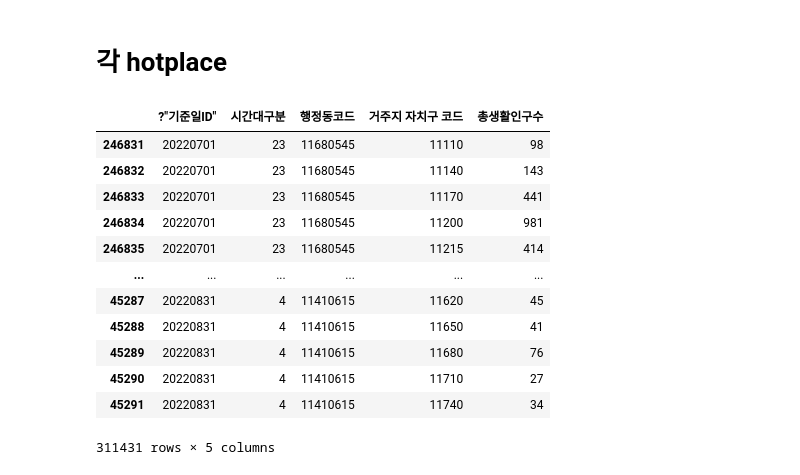
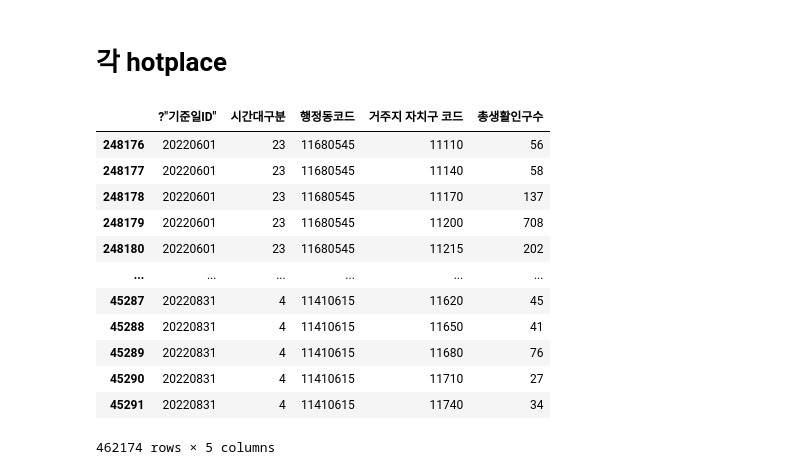
Before and after one commit to MinkyuRamen/WatermelonTheBest, a Jupyter notebook: predict_bus/predict_bus_code.ipynb, the cells around one changed output. Drawn from its saved outputs; the diff is of its cells as text; code cells hidden in the pictures.

```diff
--- a/predict_bus/predict_bus_code.ipynb
+++ b/predict_bus/predict_bus_code.ipynb
@@ -112,3 +112,6 @@ for file in sorted(file_list):
     name_list.append(globals()[file_name])
 # %% [output]
 ['INNER_PEOPLE_20220714.csv', 'INNER_PEOPLE_20220728.csv', 'INNER_PEOPLE_20220729.csv', 'INNER_PEOPLE_20220701.csv', 'INNER_PEOPLE_20220715.csv', 'INNER_PEOPLE_20220703.csv', 'INNER_PEOPLE_20220717.cs ...
+# %%
+move_people_07 = pd.concat(name_list)
+move_people_07
@@ -133,0 +153,13 @@ move_people_07_night
+# %%
+file_list = os.listdir('/Users/minkyuramen/Desktop/INNER_PEOPLE_202206/')
+print(file_list)
+name_list = []
+
+for file in sorted(file_list):
+    file_name = file.split('.')[0]
+    move_data = pd.read_csv(f'/Users/minkyuramen/Desktop/INNER_PEOPLE_202206/{file}', encoding='euc-kr')
+    move_data5 = move_data.iloc[:,:5]
+    for idx, i in enumerate(hotplace):
+        globals()[f'{file_name}_{idx}'] = move_data5[move_data5['행정동코드']==i]
+    globals()[file_name] = pd.concat([globals()[f'{file_name}_{idx}'] for idx in range(len(hotplace))])
+    name_list.append(globals()[file_name])
@@ -133,0 +168,3 @@ move_people_07_night
+# %%
+move_people_06 = pd.concat(name_list)
+move_people_06
@@ -133,0 +185,5 @@ move_people_07_night
+# %%
+for time in [23,0,1,2,3,4]:
+    globals()[f'move_people_06{time}'] = move_people_06[move_people_06['시간대구분']==time]
+move_people_06_night = pd.concat([globals()[f'move_people_06{time}'] for time in [23,0,1,2,3,4]])
+move_people_06_night
@@ -134,22 +204,22 @@ move_people_07_night
 # %% [markdown]
 # 각 hotplace
 # %%
-move_people_night = pd.concat([move_people_07_night,move_people_08_night])
+move_people_night = pd.concat([move_people_06_night,move_people_07_night,move_people_08_night])
 move_people_night
 # %% [output]
 |  | ?"기준일ID" | 시간대구분 | 행정동코드 | 거주지 자치구 코드 | 총생활인구수 |
-| 246831 | 20220701 | 23 | 11680545 | 11110 | 98 |
-| 246832 | 20220701 | 23 | 11680545 | 11140 | 143 |
-| 246833 | 20220701 | 23 | 11680545 | 11170 | 441 |
-| 246834 | 20220701 | 23 | 11680545 | 11200 | 981 |
-| 246835 | 20220701 | 23 | 11680545 | 11215 | 414 |
+| 248176 | 20220601 | 23 | 11680545 | 11110 | 56 |
+| 248177 | 20220601 | 23 | 11680545 | 11140 | 58 |
+| 248178 | 20220601 | 23 | 11680545 | 11170 | 137 |
+| 248179 | 20220601 | 23 | 11680545 | 11200 | 708 |
+| 248180 | 20220601 | 23 | 11680545 | 11215 | 202 |
 | ... | ... | ... | ... | ... | ... |
 | 45287 | 20220831 | 4 | 11410615 | 11620 | 45 |
 | 45288 | 20220831 | 4 | 11410615 | 11650 | 41 |
 | 45289 | 20220831 | 4 | 11410615 | 11680 | 76 |
 | 45290 | 20220831 | 4 | 11410615 | 11710 | 27 |
 | 45291 | 20220831 | 4 | 11410615 | 11740 | 34 |
-311431 rows × 5 columns
+462174 rows × 5 columns
 # %%
 for location in hotplace_dict:
     for num in hotplace_dict[location]:
```
Also changed, not shown: parts of 13 cells of this notebook, 2 other files.
